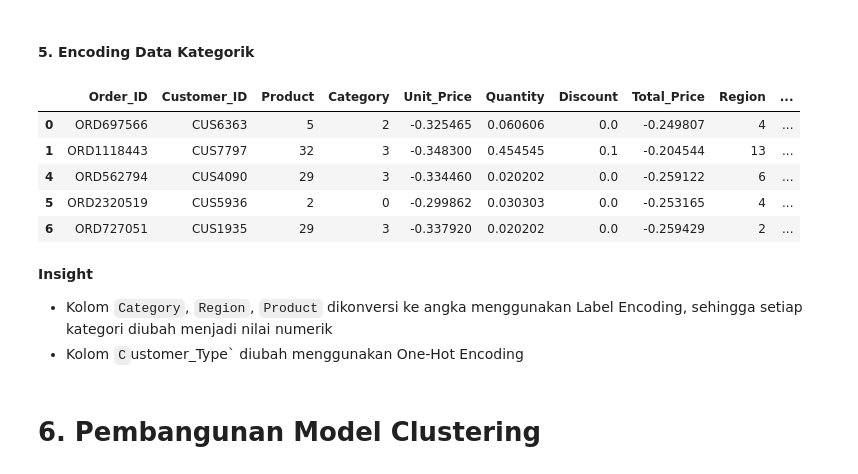
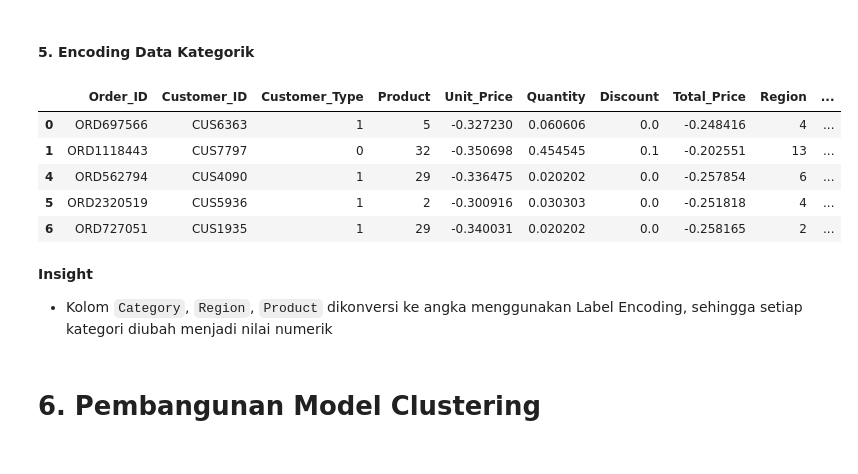
Before and after one commit to echaan/Beverage-Sales-ML, a Jupyter notebook: [Clustering]_Submission_Akhir_BMLP_M. Eric Chaniago.ipynb, the cells around one changed output. Saved outputs shown, nothing was run; the diff lists cells and outputs as text; code cells hidden in the pictures.

```diff
--- a/[Clustering]_Submission_Akhir_BMLP_M. Eric Chaniago.ipynb
+++ b/[Clustering]_Submission_Akhir_BMLP_M. Eric Chaniago.ipynb
@@ -137,7 +137,7 @@ dtypes: float64(3), int64(1), object(7)
 memory usage: 755.3+ MB
 # %%
 # Shrinking the dataset
-df_sales = df_sales1.sample(n=7000, random_state=69, ignore_index=True)
+df_sales = df_sales1.sample(n=10000, random_state=69, ignore_index=True)
 df_sales.info()
 # %% [output]
 <class 'pandas.core.frame.DataFrame'>
@@ -430,0 +433,7 @@ Found 0 duplicate rows
+# %%
+df_sales['Quantity_Category'] = pd.cut(
+    df_sales['Quantity'],
+    bins=[0, 5, 10, 50, df_sales['Quantity'].max()],  # Menambahkan batas atas
+    labels=['Low', 'Medium', 'High', 'Very High'],  # Menyesuaikan label
+    include_lowest=True
+)
@@ -511,26 +536,27 @@ print("✅ Outliers removed using IQR filtering method")
 # %% [markdown]
 #### **5. Encoding Data Kategorik**
 # %%
+# Inisialisasi label encoder
 label_encoder = LabelEncoder()
+
 df_labeled = df_cleaned.copy()
 
-# Label encoding
-df_labeled[['Category', 'Region', 'Product']] = df_cleaned[['Category', 'Region', 'Product']].apply(label_encoder.fit_transform)
+# Label Encoding
+df_labeled[['Customer_Type', 'Region', 'Product', 'Quantity_Category']] = df_cleaned[['Customer_Type', 'Region', 'Product', 'Quantity_Category']].apply(label_encoder.fit_transform)
 
-# one-hot encoding
-df_encoded = pd.get_dummies(df_labeled, columns=['Customer_Type'])
+# One Hot Encoding
+df_encoded = pd.get_dummies(df_labeled, columns=['Category'])
 df_encoded.head()
 # %% [output]
-|  | Order_ID | Customer_ID | Product | Category | Unit_Price | Quantity | Discount | Total_Price | Region | ... |
-| 0 | ORD697566 | CUS6363 | 5 | 2 | -0.325465 | 0.060606 | 0.0 | -0.249807 | 4 | ... |
-| 1 | ORD1118443 | CUS7797 | 32 | 3 | -0.348300 | 0.454545 | 0.1 | -0.204544 | 13 | ... |
-| 4 | ORD562794 | CUS4090 | 29 | 3 | -0.334460 | 0.020202 | 0.0 | -0.259122 | 6 | ... |
-| 5 | ORD2320519 | CUS5936 | 2 | 0 | -0.299862 | 0.030303 | 0.0 | -0.253165 | 4 | ... |
-| 6 | ORD727051 | CUS1935 | 29 | 3 | -0.337920 | 0.020202 | 0.0 | -0.259429 | 2 | ... |
+|  | Order_ID | Customer_ID | Customer_Type | Product | Unit_Price | Quantity | Discount | Total_Price | Region | ... |
+| 0 | ORD697566 | CUS6363 | 1 | 5 | -0.327230 | 0.060606 | 0.0 | -0.248416 | 4 | ... |
+| 1 | ORD1118443 | CUS7797 | 0 | 32 | -0.350698 | 0.454545 | 0.1 | -0.202551 | 13 | ... |
+| 4 | ORD562794 | CUS4090 | 1 | 29 | -0.336475 | 0.020202 | 0.0 | -0.257854 | 6 | ... |
+| 5 | ORD2320519 | CUS5936 | 1 | 2 | -0.300916 | 0.030303 | 0.0 | -0.251818 | 4 | ... |
+| 6 | ORD727051 | CUS1935 | 1 | 29 | -0.340031 | 0.020202 | 0.0 | -0.258165 | 2 | ... |
 # %% [markdown]
 **Insight**
 - Kolom `Category`, `Region`, `Product` dikonversi ke angka menggunakan Label Encoding, sehingga setiap kategori diubah menjadi nilai numerik
-- Kolom `C`ustomer_Type` diubah menggunakan One-Hot Encoding
 # %% [markdown]
 # **6. Pembangunan Model Clustering**
 # %% [markdown]
```
Also changed, not shown: parts of 45 cells of this notebook.
